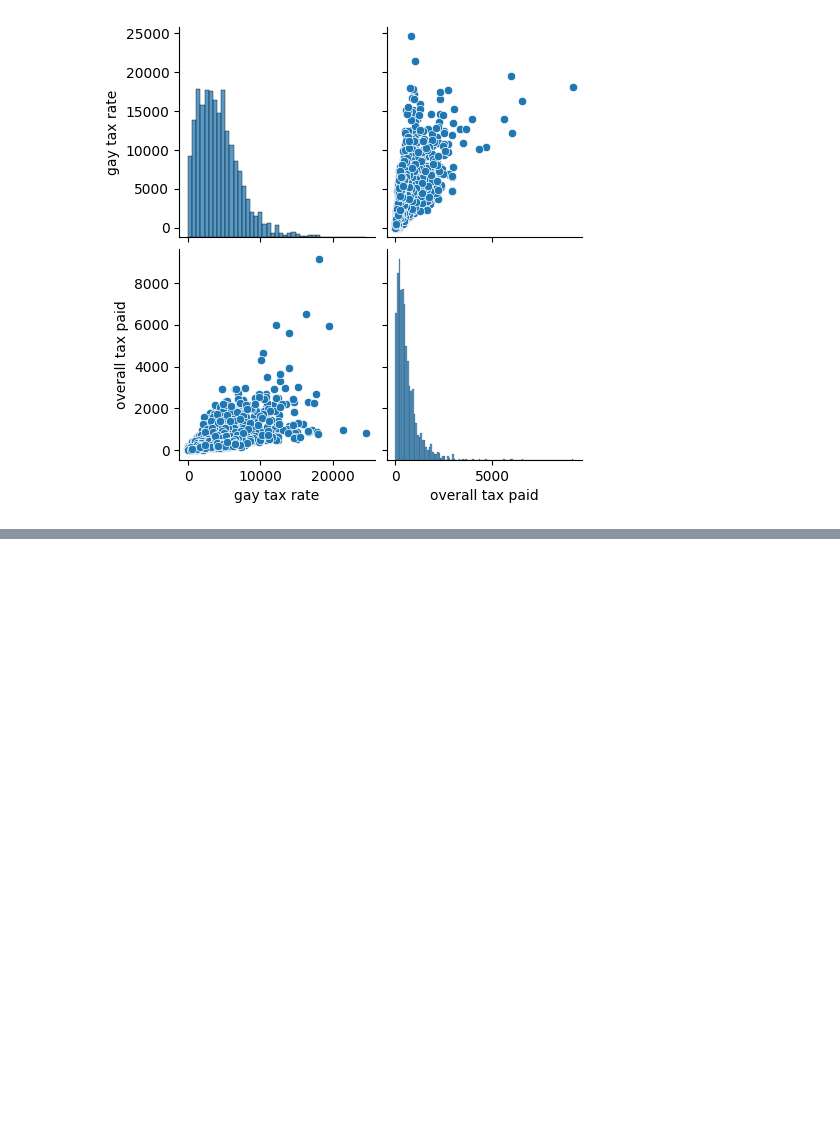
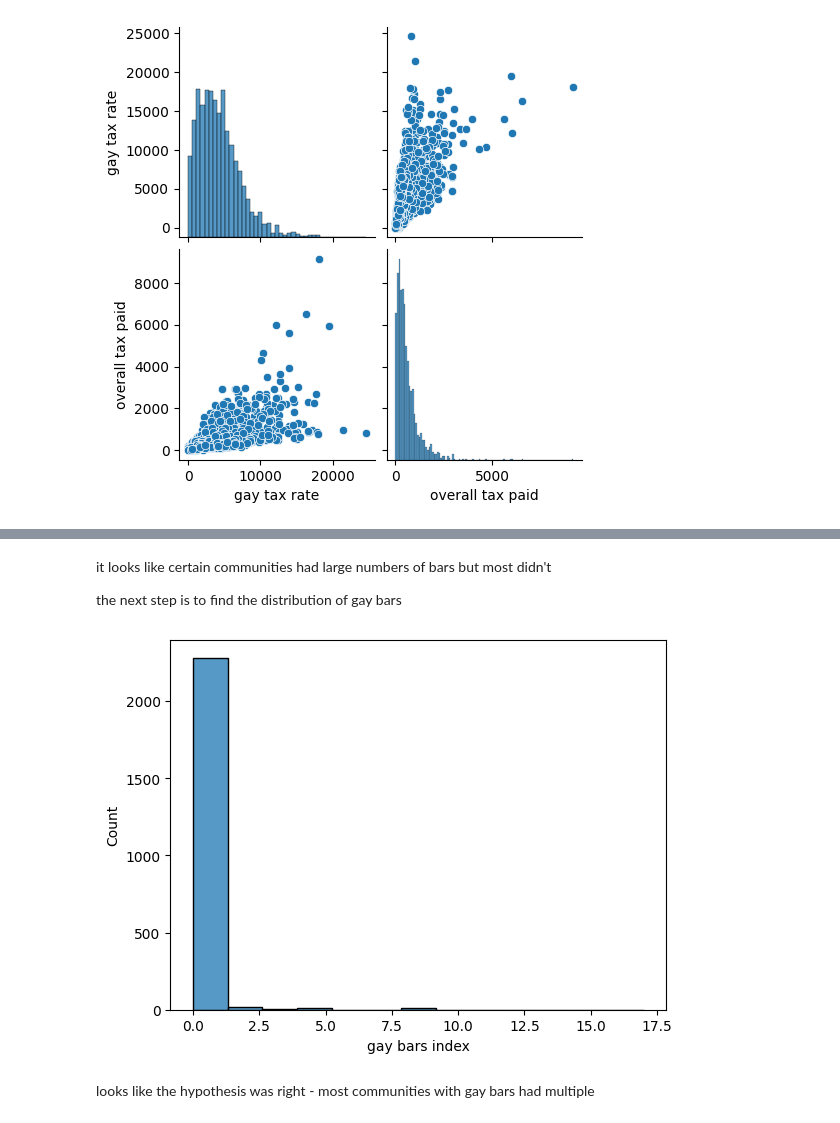
Before and after one commit to ubco-W2022T2-data301/project-group-group-44, a Jupyter notebook: analysis/analysis2.ipynb, the cells around one changed output, grey strips where cells are left out. Saved outputs shown, nothing was run; the diff lists cells and outputs as text; code cells hidden in the pictures; blank space fills up the shorter version.

```diff
--- a/analysis/analysis2.ipynb
+++ b/analysis/analysis2.ipynb
@@ -275,0 +364,10 @@ sns.pairplot(gaydflight)
+# %% [markdown]
+it looks like certain communities had large numbers of bars but most didn't
+
+the next step is to find the distribution of gay bars
+# %%
+plot5 = sns.histplot(gaydfgaybarsplot["gay bars index"])
+# %% [output]
+[figure, added]
+# %% [markdown]
+looks like the hypothesis was right - most communities with gay bars had multiple
```
Also changed, not shown: parts of 15 cells of this notebook, 1 other file.
